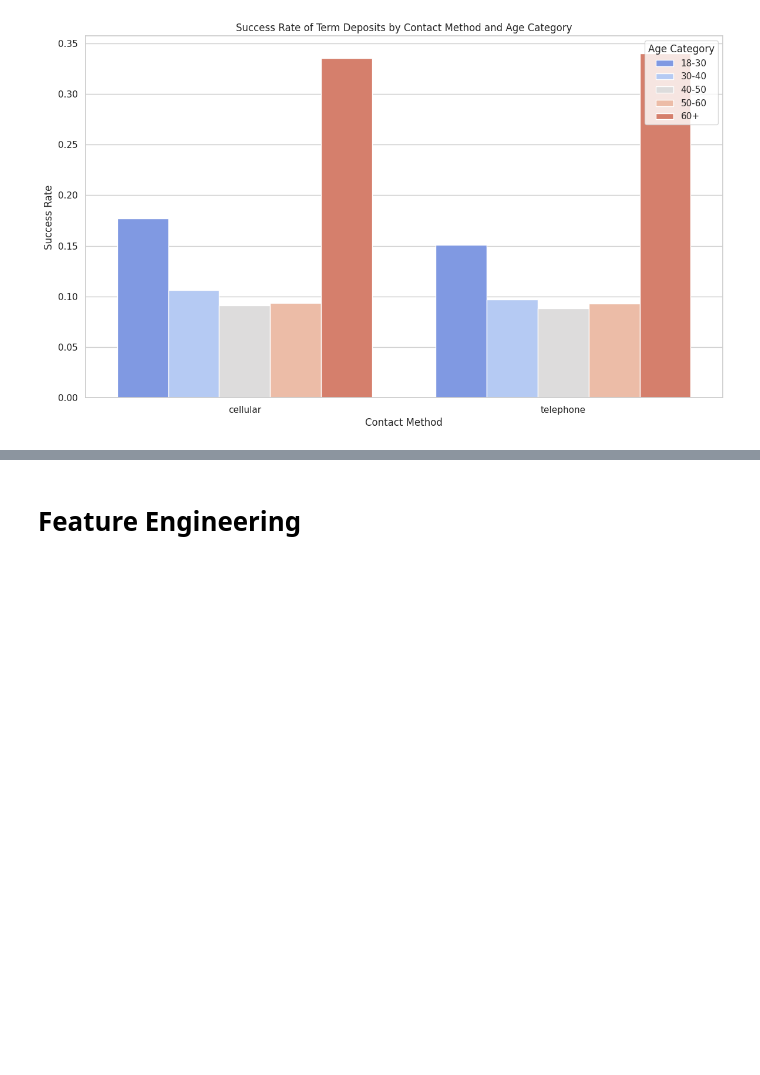
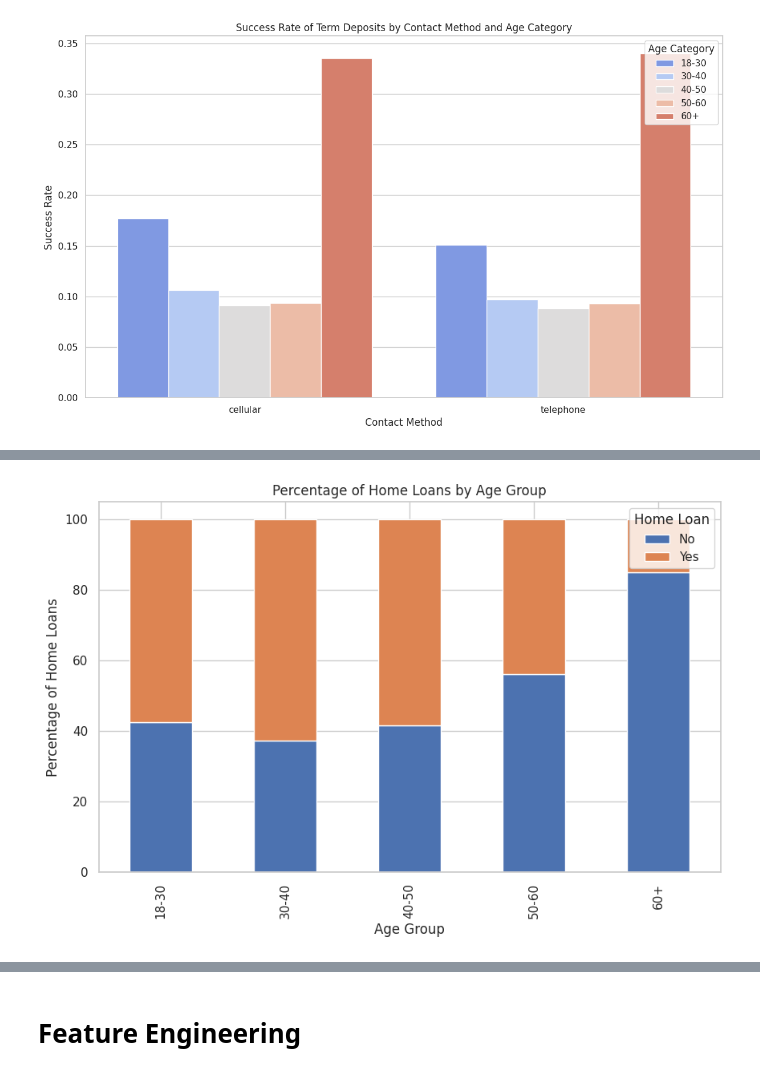
Before and after one commit to amirtha19/Customer-prediction-with-MLOps, a Jupyter notebook: assignment.ipynb, the cells around one changed output, grey strips where cells are left out. Cells and saved outputs as stored; diff of their text form; code cells hidden in the pictures; blank space fills up the shorter version.

```diff
--- a/assignment.ipynb
+++ b/assignment.ipynb
@@ -183,6 +183,8 @@ loan
 no     37951
 yes     7244
 Name: count, dtype: int64
+# %%
+df.loc[:,"loan"]=df["loan"].fillna("no")
 # %%
 data = df['loan'].value_counts()
 
@@ -1144,0 +1170,15 @@ plt.show()
+# %%
+# Group by age group and calculate the percentage of home loans
+age_group_percentage = df.groupby('age_category')['housing'].value_counts(normalize=True).unstack().fillna(0) * 100
+
+# Plotting
+sns.set(style="whitegrid")
+ax = age_group_percentage.plot(kind='bar', stacked=True, figsize=(10, 6))
+ax.set_ylabel('Percentage of Home Loans')
+ax.set_xlabel('Age Group')
+ax.set_title('Percentage of Home Loans by Age Group')
+plt.legend(title='Home Loan', loc='upper right', labels=['No', 'Yes'])
+
+plt.show()
+# %% [output]
+[figure, added]
```
Also changed, not shown: parts of 24 cells of this notebook.
